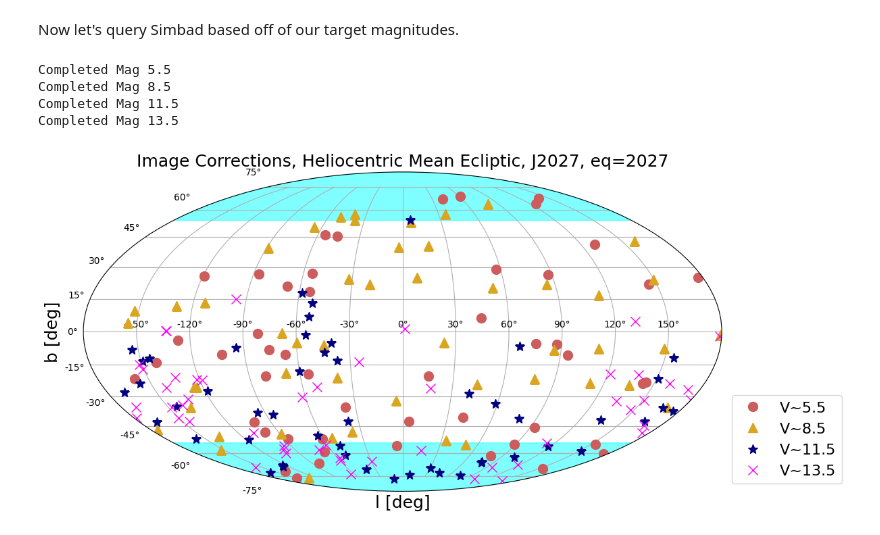
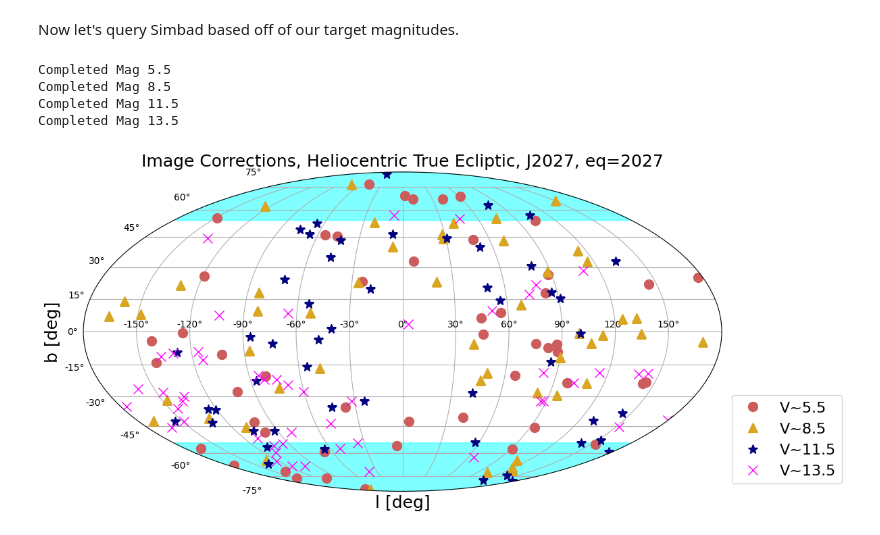
Before and after one commit to jrhom1/CorGI_ObsTools, a Jupyter notebook: Roman_Calibration_Targs.ipynb, the cells around one changed output. Saved outputs shown, nothing was run; the diff lists cells and outputs as text; code cells hidden in the pictures.

```diff
--- a/Roman_Calibration_Targs.ipynb
+++ b/Roman_Calibration_Targs.ipynb
@@ -63,7 +63,7 @@ def queryTap_byVmag(Vmag,cone=0.1):
                         AND pmra IS NOT NULL
                         AND pmdec IS NOT NULL
                         AND rvz_radvel IS NOT NULL
-  						ORDER BY V;"""
+  						;"""
     #^This is the query string that will do everything! In the next markdown cell I'll break done each component and explain how it works
 	example = example_base.format(VmagUp=str(Vmag+cone),VmagDown=str(Vmag-cone)) #This line takes your input Vmag and cone and converts the values into strings that are inserted in the query string.
 
@@ -161,7 +159,7 @@ fig1,ax1 = plt.subplots(1,1,figsize=(12,6),subplot_kw={'projection': 'mollweide'
 ax1.grid(True) #Grid lines
 ax1.axhspan(np.deg2rad(54), np.deg2rad(90), alpha=0.5, color='cyan') #Plot out CVZs as a shaded region
 ax1.axhspan(np.deg2rad(-90), np.deg2rad(-54), alpha=0.5, color='cyan')
-ax1.set_title('Image Corrections, Heliocentric Mean Ecliptic, J2027, eq=2027',fontsize=18) #Set a plot title
+ax1.set_title('Image Corrections, Heliocentric True Ecliptic, J2027, eq=2027',fontsize=18) #Set a plot title
 ax1.set_xlabel('l [deg]',fontsize=18) #Set axes labels
 ax1.set_ylabel('b [deg]',fontsize=18)
 for i in np.arange(len(magList)):
@@ -173,34 +171,34 @@ for i in np.arange(len(magList)):
     #mag["rvz_radvel"] = mag["rvz_radvel"].filled(0.0)
     magDist = 1000./mag["plx_value"].value #Calculate the system distance in pc
 
     epochtime = astroTime('J2027',format='jyear_str') #Define epoch and equinox times for the ecliptic transformation
     equitime = astroTime(2027.0,format='decimalyear')
 
     ics = SkyCoord(ra=mag['ra'],dec=mag['dec'],unit=(u.deg,u.deg),frame='icrs',
 		distance=magDist*u.pc,pm_ra_cosdec=mag["pmra"],pm_dec=mag["pmdec"],
 		radial_velocity=mag["rvz_radvel"],obstime=astroTime('J2000',format='jyear_str')) #Set up a SkyCoord object. Requires the values from Simbad Query.
 
     newICS = ics.apply_space_motion(new_obstime=epochtime) #Apply proper and radial motion to the new observing time of 2027
 
-    newECL = newICS.transform_to(HeliocentricMeanEcliptic(equinox=astroTime(2027.0,format='decimalyear'),obstime=astroTime('J2027',format='jyear_str'))) #Transform your proper motion applied ICRS coordinates to ecliptic coordinates
+    newECL = newICS.transform_to(HeliocentricTrueEcliptic(equinox=astroTime(2027.0,format='decimalyear'),obstime=astroTime('J2027',format='jyear_str'))) #Transform your proper motion applied ICRS coordinates to ecliptic coordinates
 
     ra_rad = newECL.lon.wrap_at(180 * u.deg).radian #Express your ecliptic coordinates (longitude and latitude) in radians for plotting, allow it to wrap around the projection to the other side
     dec_rad = newECL.lat.radian
 
     #Plot your result
     ax1.plot(ra_rad,dec_rad,marker=markers_arr[i],linestyle='None',color=markers_col[i],markersize=10,label='V~'+str(magList[i]))
 
     time.sleep(5) #I put this step in because if you make too many simbad queries in a given time interval, your IP gets blocked for a period of time. So every time you complete a query, wait 5 seconds before starting the next one.
     print('Completed Mag '+str(magList[i]))
 #Create a plot legend
 ax1.legend(bbox_to_anchor=(1.2,0),loc='lower right',fontsize=16)
 fig1.tight_layout() #Clean it up
 plt.show()
 # %% [output]
 Completed Mag 5.5
 Completed Mag 8.5
 Completed Mag 11.5
 Completed Mag 13.5
-[figure, old version]
+[figure, new version]
 # %% [markdown]
 There you have it! You created a sky coverage map of possible image correction calibration targets that satisfy the criteria of having a certain V magnitude, having proper motions and radial velocities, and not being variable and/or double stars. TAP queries are verbose, but the verbosity helps to convey what criteria you're actually filtering for when performing a query. Stay tuned for other additions to this tutorial including querying for objects within a certain coordinate region and also querying VizieR catalogs.
```
Also changed, not shown: parts of 12 cells of this notebook, 9 other files.
